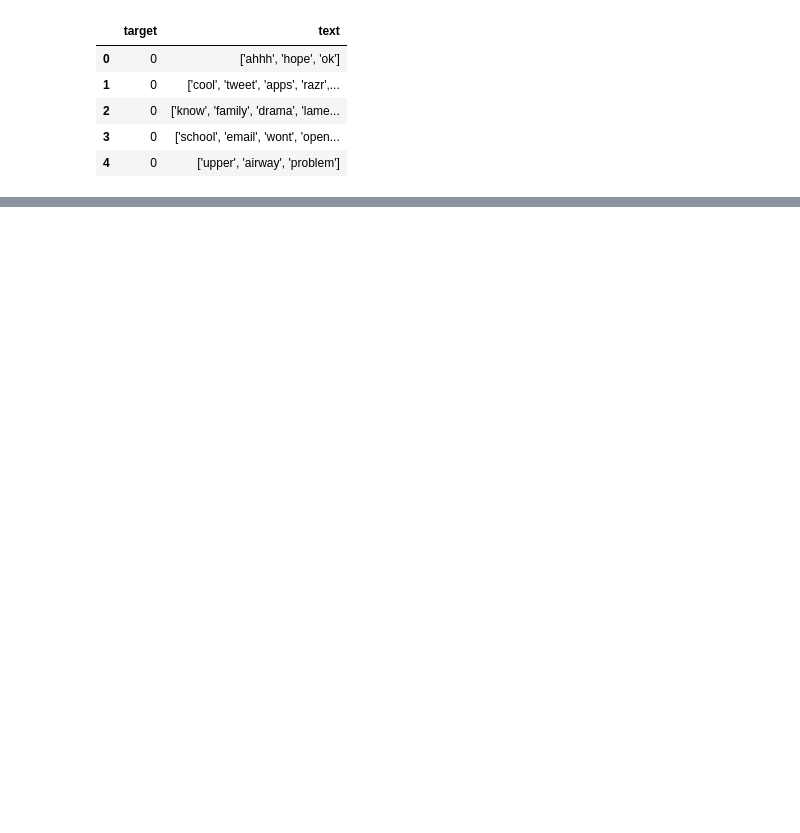
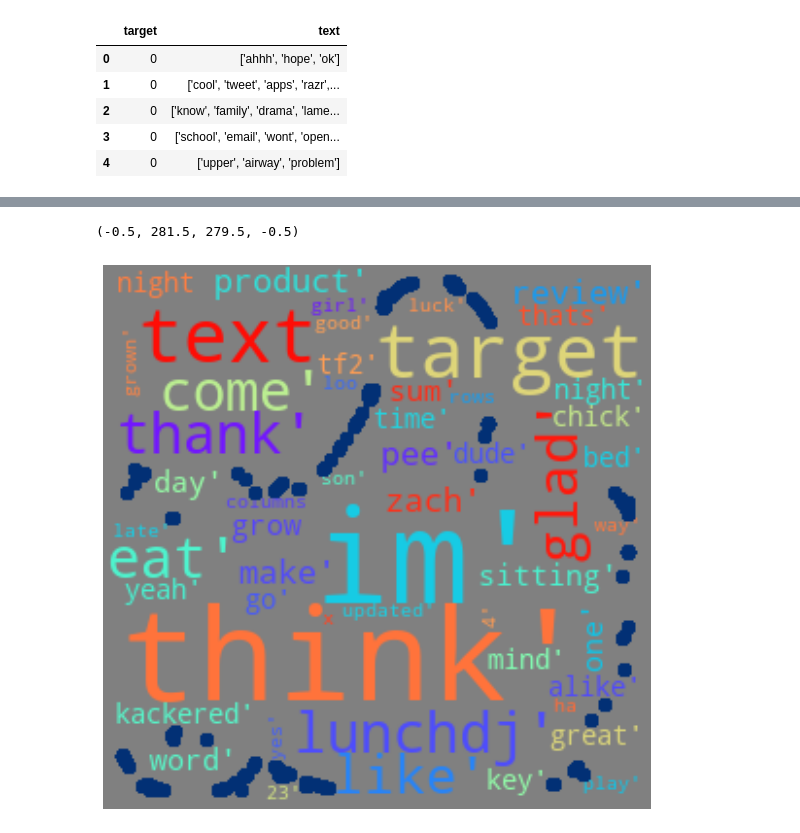
Before and after one commit to singhsanoo/tweet-sentiment-predictor, a Jupyter notebook: WordClouds.ipynb, the cells around one changed output, grey strips where cells are left out. Cells and saved outputs as stored; diff of their text form; code cells hidden in the pictures; blank space fills up the shorter version.

```diff
--- a/WordClouds.ipynb
+++ b/WordClouds.ipynb
@@ -58,0 +62,13 @@ plt.imshow(cloud)
+# %%
+thumbs_up_mask = np.array(Image.open('images/thumbs_up.jpg'))
+thumbs_down_mask = np.array(Image.open('images/thumbs_down.jpg'))
+# %%
+# TUWordCloud = WordCloud(mask =thumbs_up_mask,background_color='white').generate(str(positive_Tweets))
+TUWordCloud = WordCloud(stopwords=STOPWORDS, background_color='gray', max_words=1000, mask=thumbs_up_mask,contour_color='#023075',contour_width=15,colormap='rainbow').generate(str(positive_Tweets))
+plt.figure(figsize=(15,10))
+plt.imshow(TUWordCloud, interpolation='bilinear')
+plt.axis('off')
+# plt.imshow(TUWordCloud)
+# %% [output]
+(-0.5, 281.5, 279.5, -0.5)
+[figure, added]
```
Also changed, not shown: parts of 5 cells of this notebook, 2 other files.
